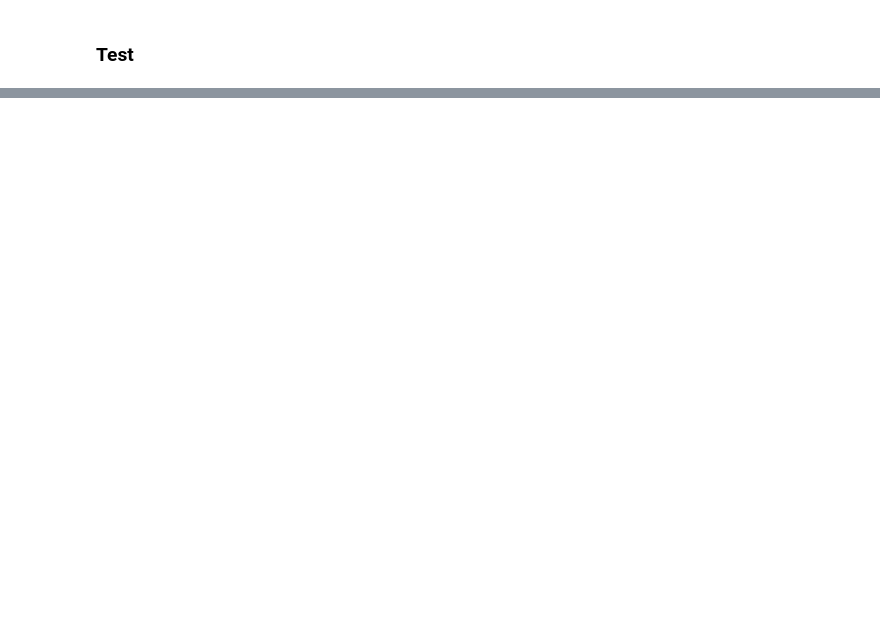
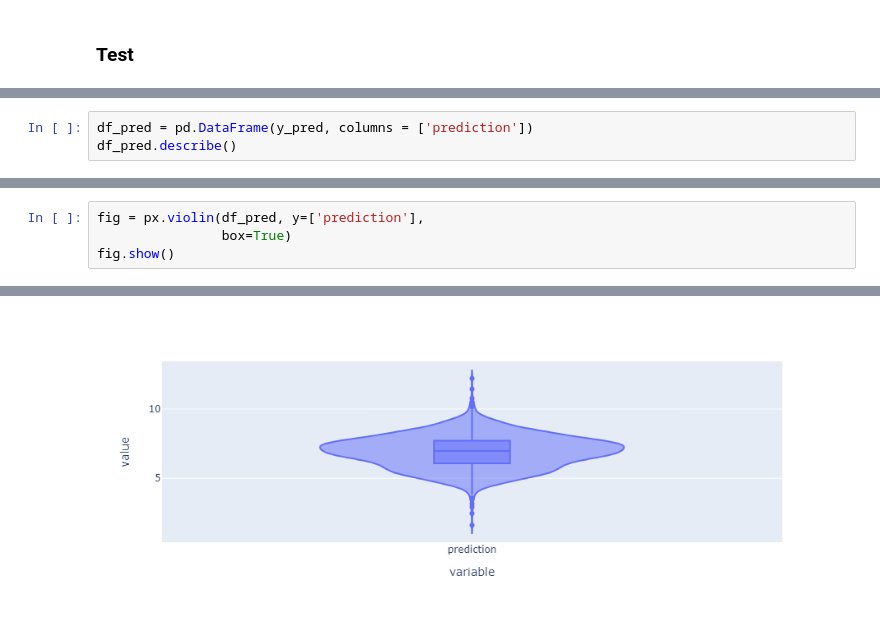
Before and after one commit to kavehbc/data-neural-network, a Jupyter notebook: notebooks/27-nn-movies-regressor.ipynb, the cells around one changed output, grey strips where cells are left out. Drawn from its saved outputs; the diff is of its cells as text; blank space fills up the shorter version.

```diff
--- a/notebooks/27-nn-movies-regressor.ipynb
+++ b/notebooks/27-nn-movies-regressor.ipynb
@@ -127,0 +141,3 @@ MSE: 1.602134226571119
+# %%
+df_pred = pd.DataFrame(y_pred, columns = ['prediction'])
+df_pred.describe()
@@ -127,0 +154,5 @@ MSE: 1.602134226571119
+# %%
+fig = px.violin(df_pred, y=['prediction'],
+                box=True)
+fig.show()
+# %% [output]
@@ -127,0 +160 @@ MSE: 1.602134226571119
+[figure, added]
```
Also changed, not shown: parts of 10 cells of this notebook, 3 other files.
